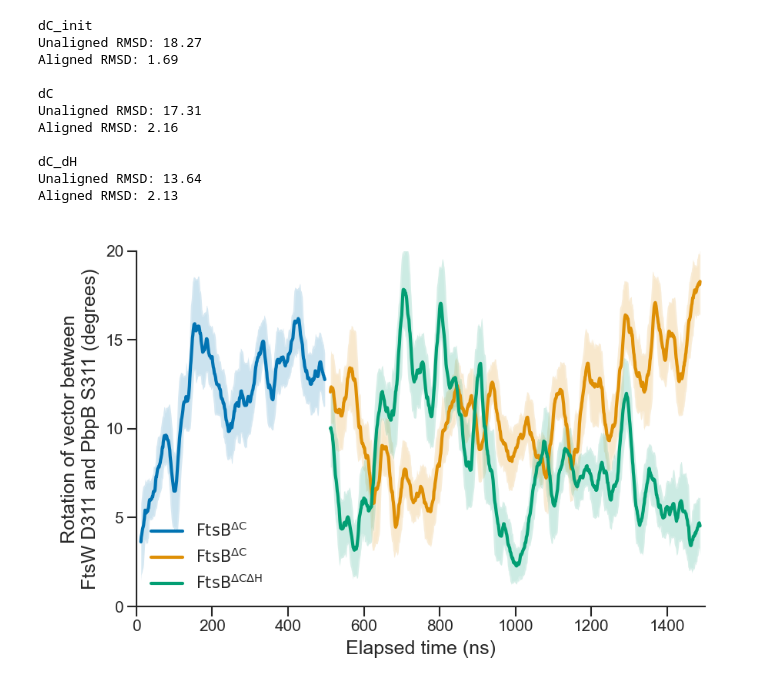
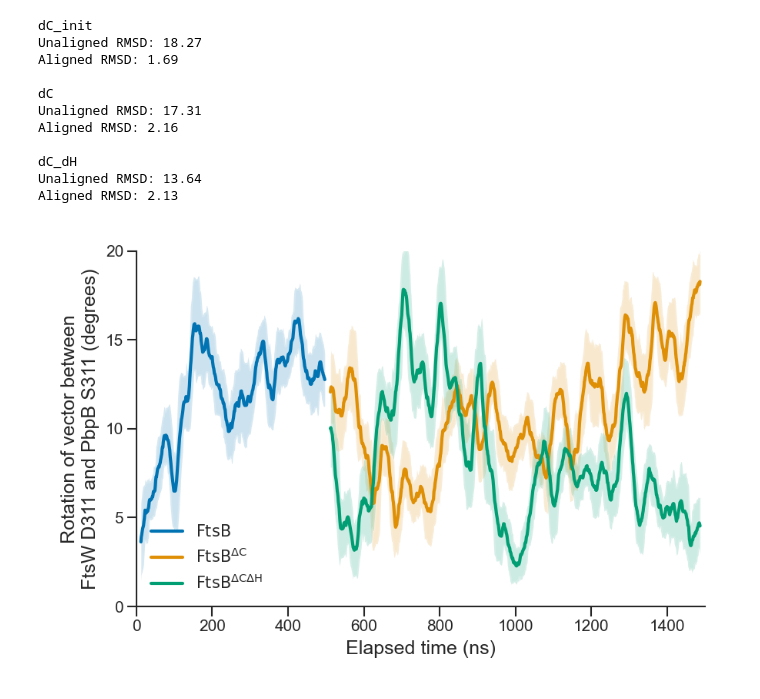
Before and after one commit to smmlab/mtb-perm-ftsb, a Jupyter notebook: notebooks/figure_5_tpase_angle.ipynb, the cells around one changed output. Drawn from its saved outputs; the diff is of its cells as text; code cells hidden in the pictures.

```diff
--- a/notebooks/figure_5_tpase_angle.ipynb
+++ b/notebooks/figure_5_tpase_angle.ipynb
@@ -107,7 +107,7 @@ sns.set_theme(style='ticks',
 
 def theta(v, w): return 180*np.arccos(v.dot(w)/(norm(v)*norm(w)))/np.pi
 
-labels = {'dC_init': r'$\text{FtsB}^\text{ΔC}$',
+labels = {'dC_init': r'$\text{FtsB}$',
                'dC': r'$\text{FtsB}^\text{ΔC}$',
                'dC_dH': r'$\text{FtsB}^\text{ΔCΔH}$'}
 
@@ -137,31 +137,31 @@ for c in conditions:
 
     if c == 'dC_init':
         t = dt*np.arange(len(x1))
     else:
         t = dt*np.arange(len(x1)) + t0
 
     angle = np.array([theta(x0,x) for x in x2-x1])
 
     angle_avg = pd.Series(angle).rolling(window=window_width,center=True).mean()
     angle_std = pd.Series(angle).rolling(window=window_std,center=True).std()
 
     plt.fill_between(t,angle_avg-angle_std,angle_avg+angle_std,alpha=0.2)
     plt.plot(t,angle_avg,linewidth=1,label=labels[c])
     plt.legend(frameon=False)
 
     condition_data = pd.DataFrame({'time (ns)':list(t),'angle (degree)':list(angle), 'average angle':list(angle_avg), 'angle standard deviation':list(angle_std)})
     condition_data.to_csv(save_dir + c + '.tsv',sep='\t',float_format='%0.3f')
 
 
 plt.xlim([0,1500])
 plt.ylim([0,2])
 plt.yticks([0,5,10,15,20])
 plt.xlabel('Elapsed time (ns)')
 plt.ylabel('Rotation of vector between\nFtsW D311 and PbpB S311 (degrees)')
 
 plt.tight_layout()
 
 plt.savefig(figure_prefix + 'TPase_tilt.png',dpi=300)
 plt.savefig(figure_prefix + 'TPase_tilt.svg',dpi=300)
 # %% [output]
-[figure, old version]
+[figure, new version]
```
Also changed, not shown: 35 other files.
